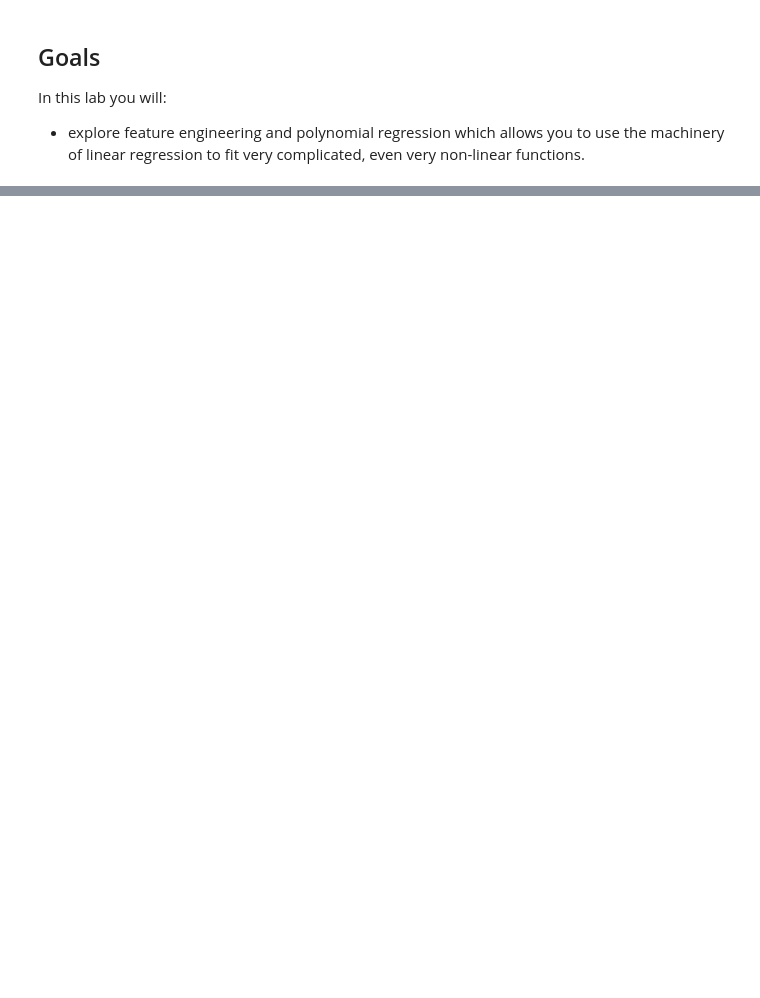
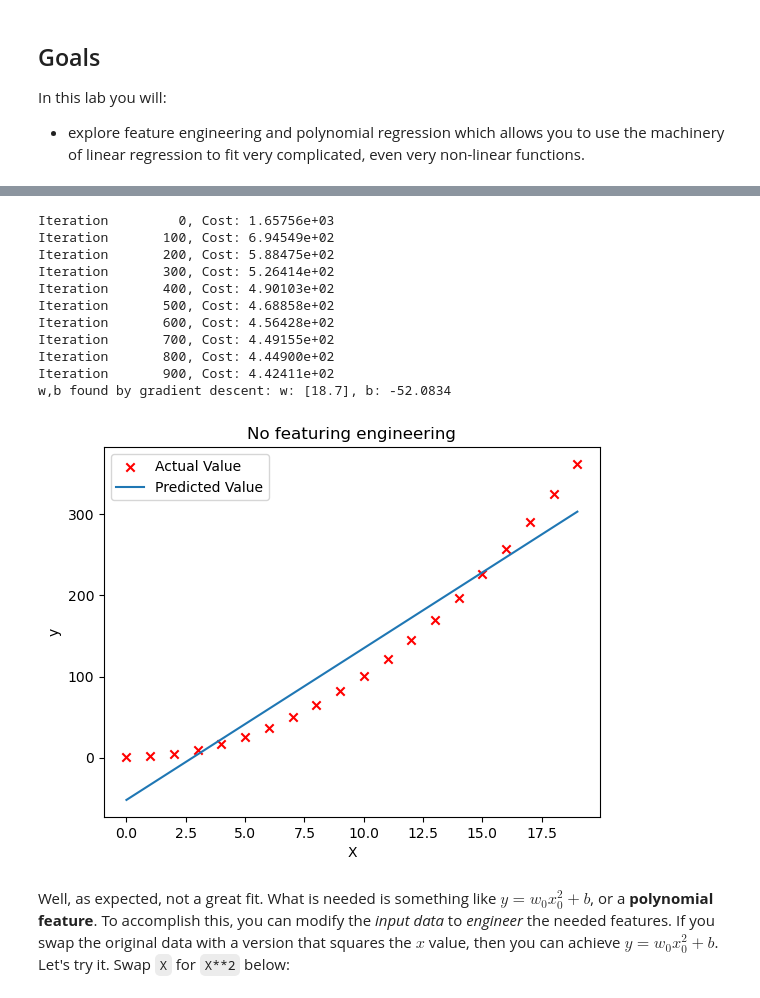
Before and after one commit to RicardoBastardoGH/ai-ml-engineer-transition-code, a Jupyter notebook: machine-learning/supervised-learning/polynomial-regression/feature_engineering_and_polynomialregression.ipynb, the cells around one changed output, grey strips where cells are left out. Cells and saved outputs as stored; diff of their text form; code cells hidden in the pictures; blank space fills up the shorter version.

Commit message:
Feature Engineering and Polynomial Regression

```diff
--- a/machine-learning/supervised-learning/polynomial-regression/feature_engineering_and_polynomialregression.ipynb
+++ b/machine-learning/supervised-learning/polynomial-regression/feature_engineering_and_polynomialregression.ipynb
@@ -9,0 +20,27 @@ np.set_printoptions(precision=2)  # reduced display precision on numpy arrays
+# %%
+# create target data
+x = np.arange(0, 20, 1)
+y = 1 + x **2
+X = x.reshape(-1,1)
+
+model_w,model_b = run_gradient_descent_feng(X,y,iterations=1000, alpha = 1e-2)
+
+plt.scatter(x,y, marker='x', c='r', label="Actual Value")
+plt.title("No featuring engineering")
+plt.plot(x,X@model_w + model_b, label="Predicted Value");  plt.xlabel("X"); plt.ylabel("y"); plt.legend(); plt.show()
+# %% [output]
+Iteration         0, Cost: 1.65756e+03
+Iteration       100, Cost: 6.94549e+02
+Iteration       200, Cost: 5.88475e+02
+Iteration       300, Cost: 5.26414e+02
+Iteration       400, Cost: 4.90103e+02
+Iteration       500, Cost: 4.68858e+02
+Iteration       600, Cost: 4.56428e+02
+Iteration       700, Cost: 4.49155e+02
+Iteration       800, Cost: 4.44900e+02
+Iteration       900, Cost: 4.42411e+02
+w,b found by gradient descent: w: [18.7], b: -52.0834
+[figure, added]
+# %% [markdown]
+Well, as expected, not a great fit. What is needed is something like $y= w_0x_0^2 + b$, or a **polynomial feature**.
+To accomplish this, you can modify the *input data* to *engineer* the needed features. If you swap the original data with a version that squares the $x$ value, then you can achieve $y= w_0x_0^2 + b$. Let's try it. Swap `X` for `X**2` below:
```
Also changed, not shown: parts of 20 cells of this notebook.
